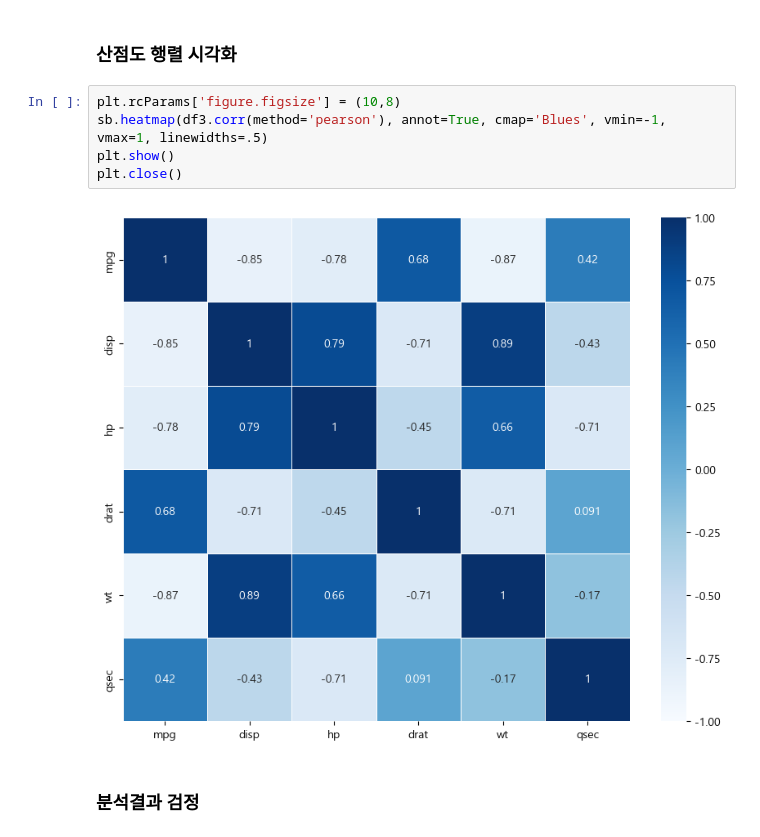
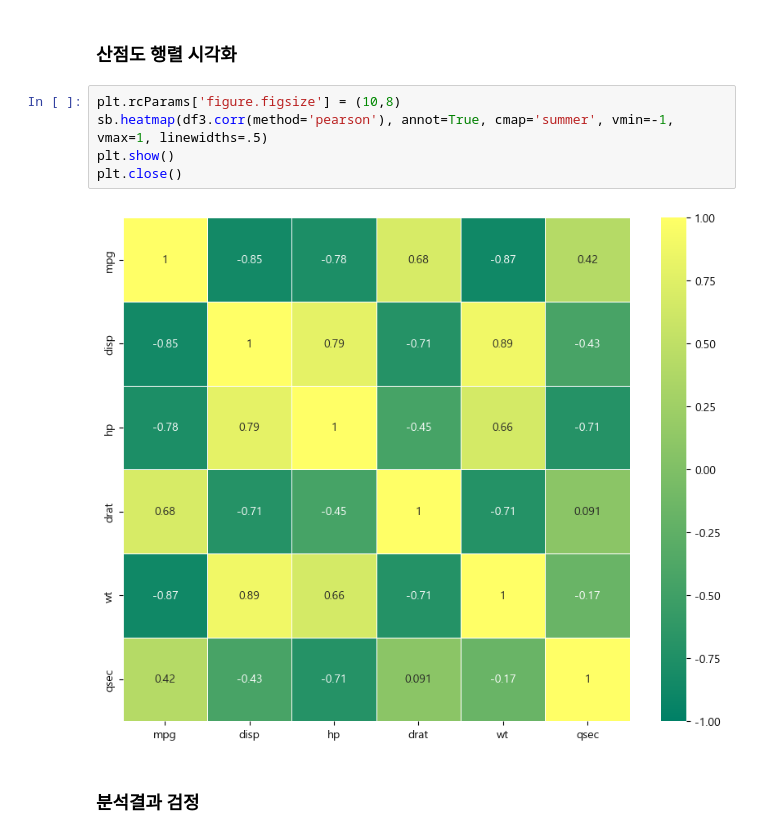
Before and after one commit to Jeeunun/Data_analysis_education_Closed, a Jupyter notebook: data_analysis/E.확증적_데이터_분석/03_연관성분석/03_여러_변수의_상관분석.ipynb, the cells around one changed output. Saved outputs shown, nothing was run; the diff lists cells and outputs as text.

```diff
--- a/data_analysis/E.확증적_데이터_분석/03_연관성분석/03_여러_변수의_상관분석.ipynb
+++ b/data_analysis/E.확증적_데이터_분석/03_연관성분석/03_여러_변수의_상관분석.ipynb
@@ -162,11 +167,11 @@ corr
 ### 산점도 행렬 시각화
 # %%
 plt.rcParams['figure.figsize'] = (10,8)
-sb.heatmap(df3.corr(method='pearson'), annot=True, cmap='Blues', vmin=-1, vmax=1, linewidths=.5)
+sb.heatmap(df3.corr(method='pearson'), annot=True, cmap='summer', vmin=-1, vmax=1, linewidths=.5)
 plt.show()
 plt.close()
 # %% [output]
-[figure, old version]
+[figure, new version]
 # %% [markdown]
 ### 분석결과 검정
 # %%
```
Also changed, not shown: parts of 7 cells of this notebook, 1 other file.
